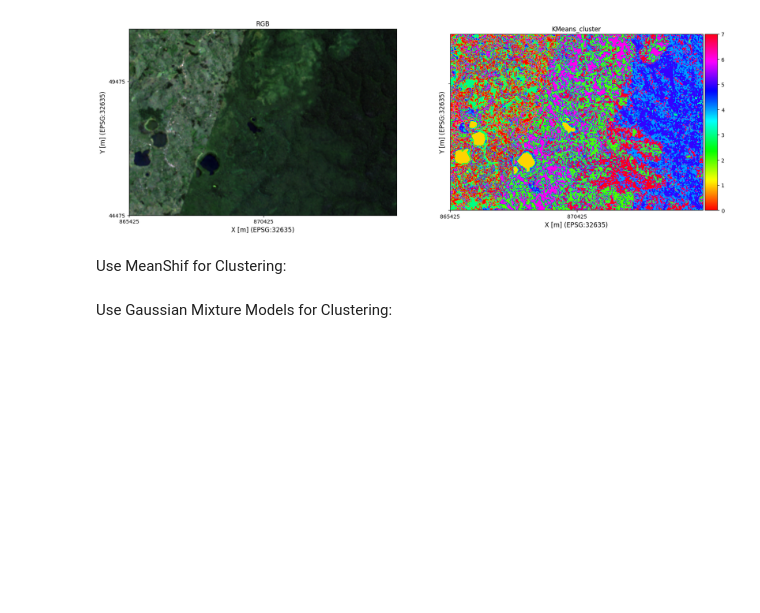
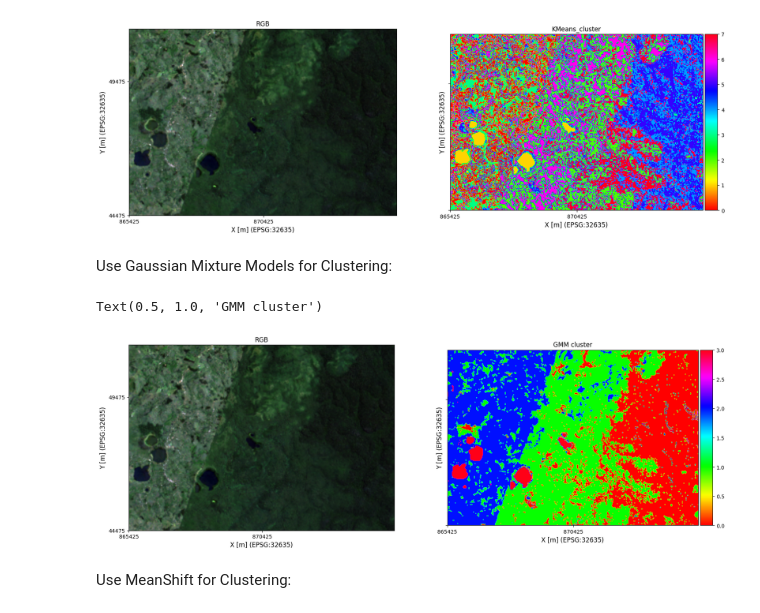
Before and after one commit to ftimcke/LULC-classification, a Jupyter notebook: process_landsat_composite.ipynb, the cells around one changed output. Drawn from its saved outputs; the diff is of its cells as text; code cells hidden in the pictures; blank space fills up the shorter version.

```diff
--- a/process_landsat_composite.ipynb
+++ b/process_landsat_composite.ipynb
@@ -86,8 +86,14 @@ clustering_algorithm = KMeans
 # %% [markdown]
 Use K-means for Clustering:
 # %%
+# Select all columns except the first one (geometry is non-numeric)
+selected_columns = ['blue_median', 'green_median', 'red_median', 'nir08_median', 'swir16_median', 'NDVI', 'EVI']
+
+#set the desired number of clusters
+n_clusters = 8
+
 # Apply KMeans to the selected columns of the DataFrame
-model = clustering_algorithm(n_clusters = n_clusters, n_init=10, random_state = 42)
+model = KMeans(n_clusters = n_clusters, n_init=10, random_state = 42)
 
 #fit the model to the data
 model.fit(gdf[selected_columns])
@@ -96,13 +102,13 @@ model.fit(gdf[selected_columns])
 labels = model.labels_
 
 # Add the cluster labels to the DataFrame and show it
-gdf[str(clustering_algorithm.__name__ + "_cluster")] = labels
+gdf[str(KMeans.__name__ + "_cluster")] = labels
 gdf
 # create new band instance from a column in GeoDataFrame
 cluster_band = Band.from_vector(vector_features = gdf,
-                                 band_name_src = str(clustering_algorithm.__name__ + "_cluster"),
+                                 band_name_src = "KMeans_cluster",
                                  geo_info = composite['blue'].geo_info,
-                                 band_name_dst= str(clustering_algorithm.__name__ + "_cluster"))
+                                 band_name_dst = "KMeans_cluster")
 
 #add column cluster_label as a new Band into the RasterCollection composite
 composite.add_band(cluster_band)
@@ -113,5 +119,3 @@ from clusteringfunctions import plot_cluster
 plot_cluster(composite, cluster_band = "KMeans_cluster")
 # %% [output]
 [figure]
-# %% [markdown]
-Use MeanShif for Clustering:
@@ -171,38 +128,49 @@ from sklearn.mixture import GaussianMixture
 from sklearn.preprocessing import StandardScaler
 from geopandas import GeoDataFrame
 
+# Select all columns except the first one (geometry is non-numeric)
+selected_columns = ['blue_median', 'green_median', 'red_median', 'nir08_median', 'swir16_median', 'NDVI', 'EVI']
+
+#set the desired number of clusters
+n_clusters = 4
+
 # Step 1: Extract numerical features from GeoDataFrame
-numerical_features = ['NDVI']  # Replace with your desired feature names
-feature_matrix = gdf[numerical_features].values
+feature_matrix = gdf[selected_columns].values
 
 # Step 2: Normalize the feature matrix
 scaler = StandardScaler()
 normalized_features = scaler.fit_transform(feature_matrix)
 
 # Step 4: Apply Gaussian Mixture Models
-num_clusters = 5  # Specify the desired number of clusters
-gmm = GaussianMixture(n_components=num_clusters, random_state=0)
+num_clusters = 7  # Specify the desired number of clusters
+gmm = GaussianMixture(n_components=n_clusters, random_state=0)
+
 gmm.fit(normalized_features)
 
 # Step 5: Assign cluster labels
 GMM_cluster = gmm.predict(normalized_features)
 
 # Step 6: Assign cluster labels to GeoDataFrame
 gdf['GMM_cluster'] = GMM_cluster
 
 # add column cluster_mean_shift as a new Band into the RasterCollection composite
 GMM_cluster = Band.from_vector(vector_features = gdf,
                                  band_name_src = 'GMM_cluster',
                                  geo_info = composite['blue'].geo_info,
-                                 band_name_dst='GMM_cluster')
+                                 band_name_dst = 'GMM_cluster')
 
 composite.add_band(GMM_cluster)
 
 #Plot RGB and Label
 fig, axs = plt.subplots(1, 2, figsize=(20, 10), sharey=True)
 
 composite.plot_multiple_bands(["red", "green", "blue"], ax=axs[0])
 axs[0].set_title("RGB")
 
 composite.plot_band("GMM_cluster", colormap="hsv", ax=axs[1])
 axs[1].set_title("GMM cluster")
+# %% [output]
+Text(0.5, 1.0, 'GMM cluster')
+[figure, added]
+# %% [markdown]
+Use MeanShift for Clustering:
```
Also changed, not shown: parts of 6 cells of this notebook.
